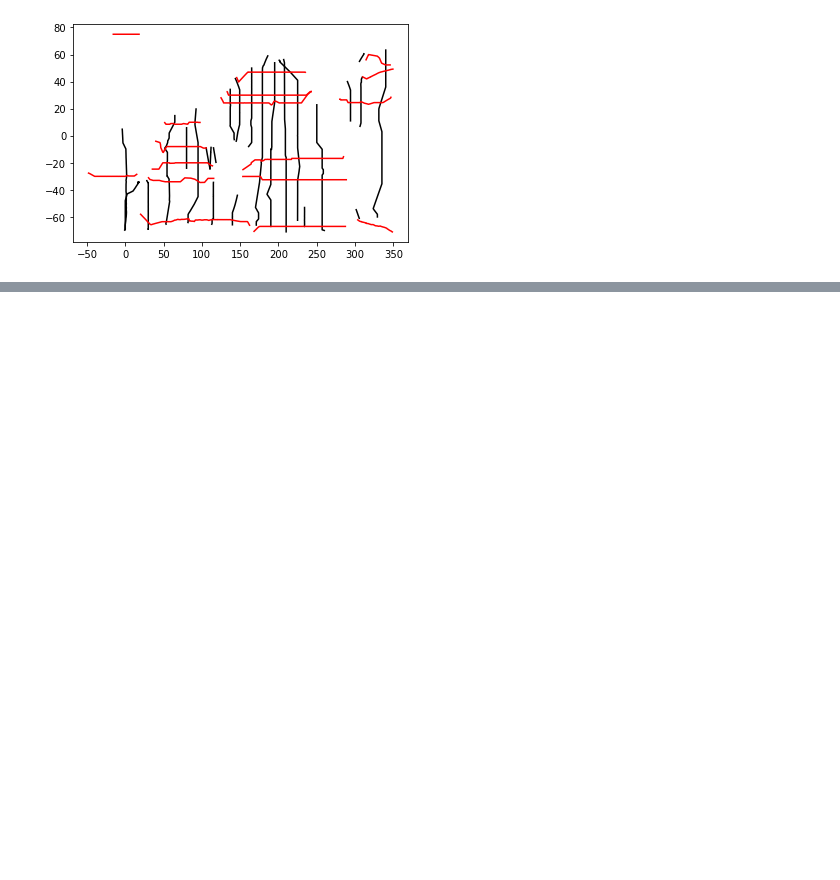
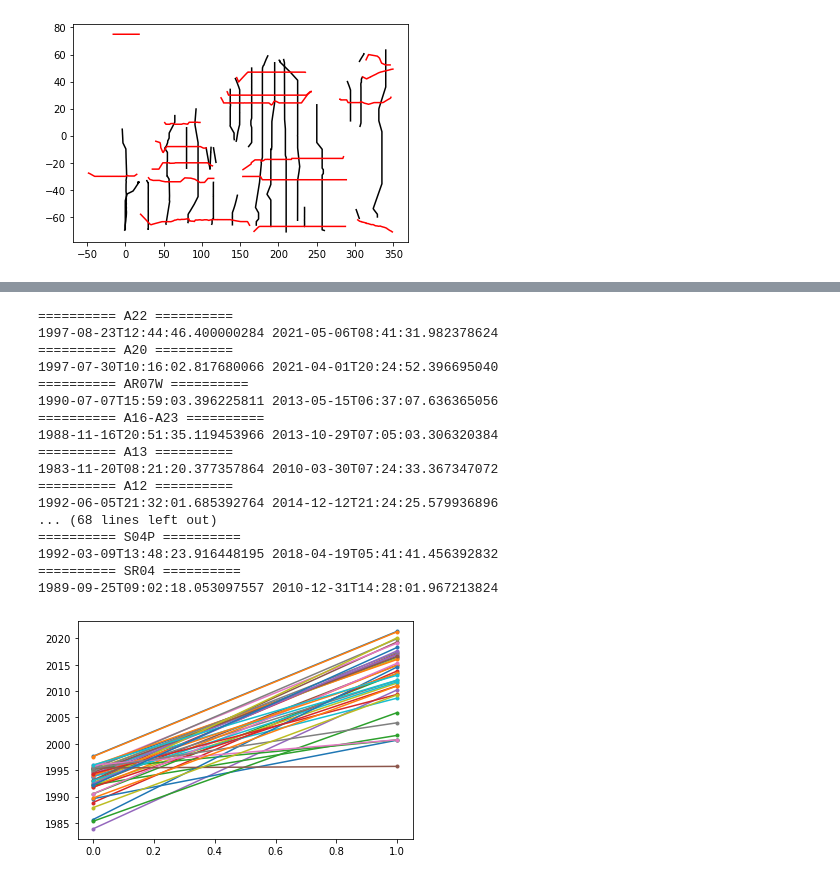
Before and after one commit to ShuwenTan-PO/N2change_EasyOcean, a Jupyter notebook: code/Fig1.ipynb, the cells around one changed output, grey strips where cells are left out. Saved outputs shown, nothing was run; the diff lists cells and outputs as text; code cells hidden in the pictures; blank space fills up the shorter version.

```diff
--- a/code/Fig1.ipynb
+++ b/code/Fig1.ipynb
@@ -421,0 +455,37 @@ for i in range(len(location_info['lat_sec'])):
+# %%
+date_occup = np.zeros((len(location_info['lon_sec'])+len(location_info['lat_sec']),2)).astype('datetime64[ns]')
+# %%
+datafilepath = '/Users/stan/Desktop/WORK/DATA/GOSHIP/EasyOcean/gridded/'
+for i in range(len(location_info['lon_sec'])):
+    data = xr.open_dataset(datafilepath+location_info['lon_sec'][i]+'.nc')
+    print(10*'='+' '+location_info['lon_sec'][i]+' '+10*'=')
+    print(min(data.time.mean(axis=-1).data),max(data.time.mean(axis=-1).data))
+    plt.plot([min(data.time.mean(axis=-1).data),max(data.time.mean(axis=-1).data)], '.-')
+    date_occup[i,:] = [min(data.time.mean(axis=-1).data),max(data.time.mean(axis=-1).data)]
+
+datafilepath = '/Users/stan/Desktop/WORK/DATA/GOSHIP/EasyOcean/gridded/'
+for i in range(len(location_info['lat_sec'])):
+    data = xr.open_dataset(datafilepath+location_info['lat_sec'][i]+'.nc')
+    print(10*'='+' '+location_info['lat_sec'][i]+' '+10*'=')
+    print(min(data.time.mean(axis=-1).data),max(data.time.mean(axis=-1).data))
+    plt.plot([min(data.time.mean(axis=-1).data),max(data.time.mean(axis=-1).data)], '.-')
+    date_occup[i+len(location_info['lon_sec'])-1,:] = [min(data.time.mean(axis=-1).data),max(data.time.mean(axis=-1).data)]
+# %% [output]
+========== A22 ==========
+1997-08-23T12:44:46.400000284 2021-05-06T08:41:31.982378624
+========== A20 ==========
+1997-07-30T10:16:02.817680066 2021-04-01T20:24:52.396695040
+========== AR07W ==========
+1990-07-07T15:59:03.396225811 2013-05-15T06:37:07.636365056
+========== A16-A23 ==========
+1988-11-16T20:51:35.119453966 2013-10-29T07:05:03.306320384
+========== A13 ==========
+1983-11-20T08:21:20.377357864 2010-03-30T07:24:33.367347072
+========== A12 ==========
+1992-06-05T21:32:01.685392764 2014-12-12T21:24:25.579936896
+... (68 lines left out)
+========== S04P ==========
+1992-03-09T13:48:23.916448195 2018-04-19T05:41:41.456392832
+========== SR04 ==========
+1989-09-25T09:02:18.053097557 2010-12-31T14:28:01.967213824
+[figure, added]
```
Also changed, not shown: parts of 4 cells of this notebook, 42 other files.
